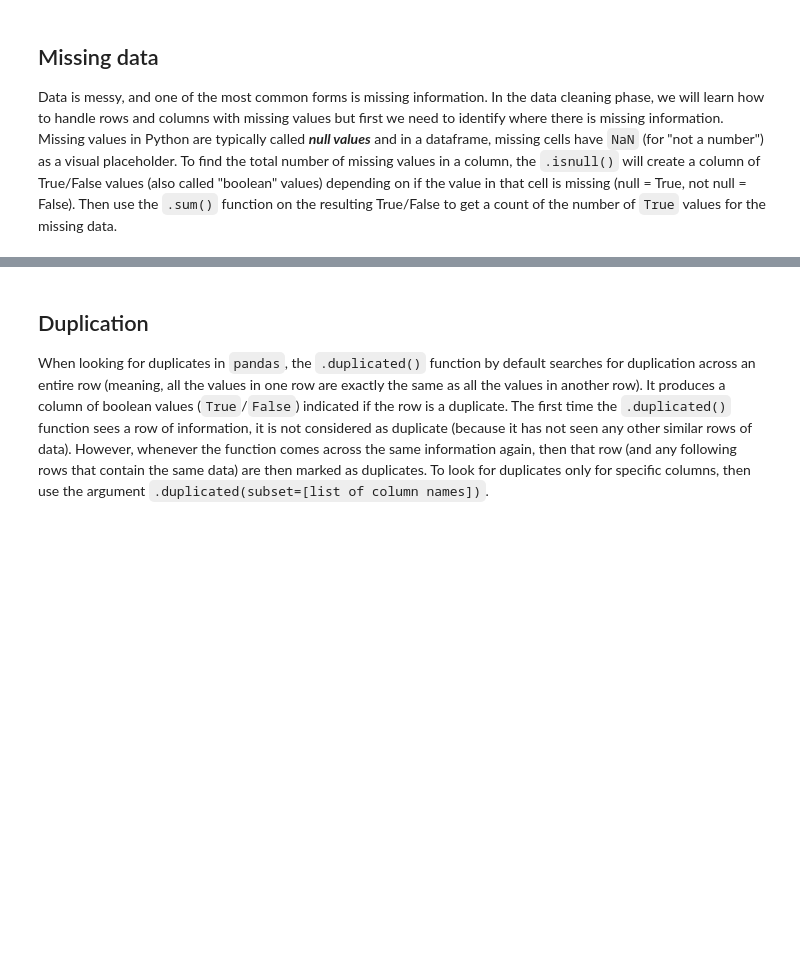
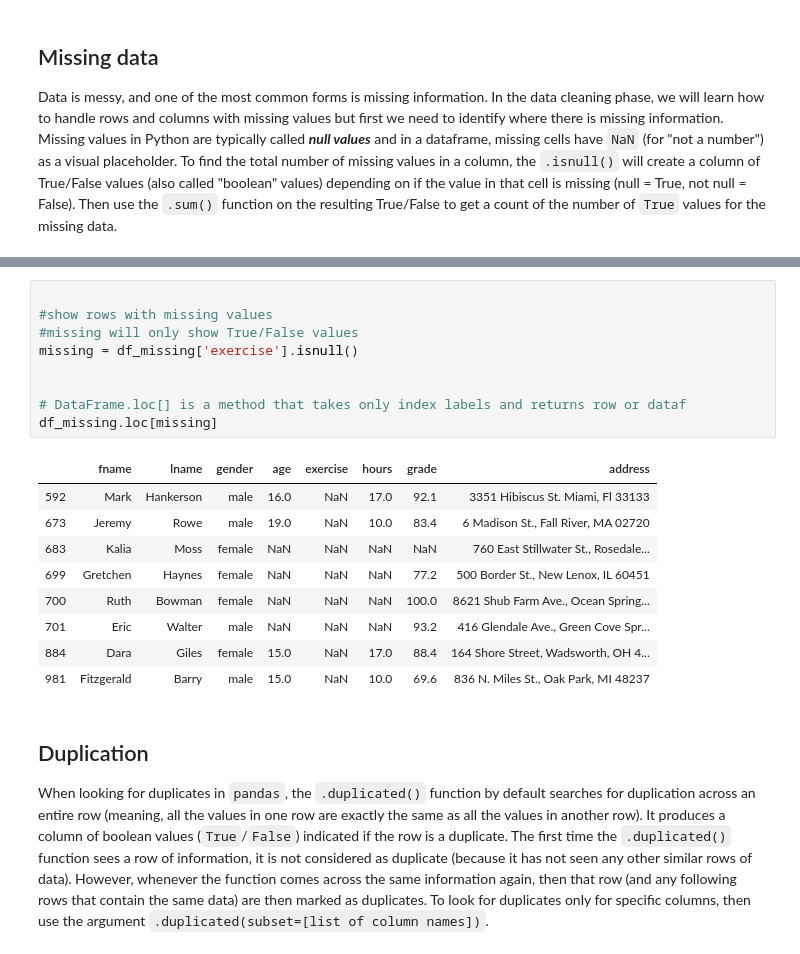
Before and after one commit to mc-data-analytics/Intro_DataAnalytics_archived2020.06.21, a Jupyter notebook: Module 1.2 - Explore Data.ipynb, the cells around one changed output, grey strips where cells are left out. Drawn from its saved outputs; the diff is of its cells as text; blank space fills up the shorter version.

```diff
--- a/Module 1.2 - Explore Data.ipynb
+++ b/Module 1.2 - Explore Data.ipynb
@@ -277,3 +475,22 @@ df_missing.isnull().sum()
+# %%
+
+#show rows with missing values
+#missing will only show True/False values
+missing = df_missing['exercise'].isnull()
+
+
+# DataFrame.loc[] is a method that takes only index labels and returns row or dataf
+df_missing.loc[missing]
+# %% [output]
+|  | fname | lname | gender | age | exercise | hours | grade | address |
+| 592 | Mark | Hankerson | male | 16.0 | NaN | 17.0 | 92.1 | 3351 Hibiscus St. Miami, Fl 33133 |
+| 673 | Jeremy | Rowe | male | 19.0 | NaN | 10.0 | 83.4 | 6 Madison St., Fall River, MA 02720 |
+| 683 | Kalia | Moss | female | NaN | NaN | NaN | NaN | 760 East Stillwater St., Rosedale... |
+| 699 | Gretchen | Haynes | female | NaN | NaN | NaN | 77.2 | 500 Border St., New Lenox, IL 60451 |
+| 700 | Ruth | Bowman | female | NaN | NaN | NaN | 100.0 | 8621 Shub Farm Ave., Ocean Spring... |
+| 701 | Eric | Walter | male | NaN | NaN | NaN | 93.2 | 416 Glendale Ave., Green Cove Spr... |
+| 884 | Dara | Giles | female | 15.0 | NaN | 17.0 | 88.4 | 164 Shore Street, Wadsworth, OH 4... |
+| 981 | Fitzgerald | Barry | male | 15.0 | NaN | 10.0 | 69.6 | 836 N. Miles St., Oak Park, MI 48237 |
 # %% [markdown]
 ## Duplication
 
```
Also changed, not shown: parts of 43 cells of this notebook.
